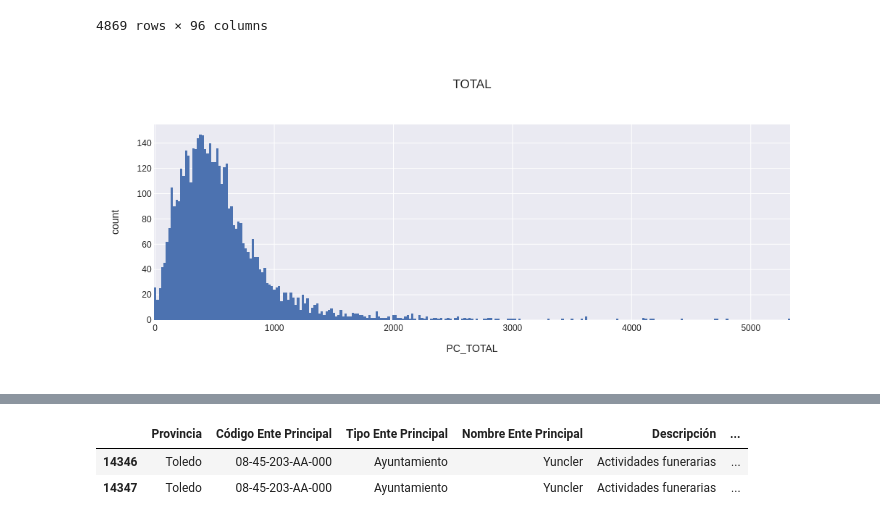
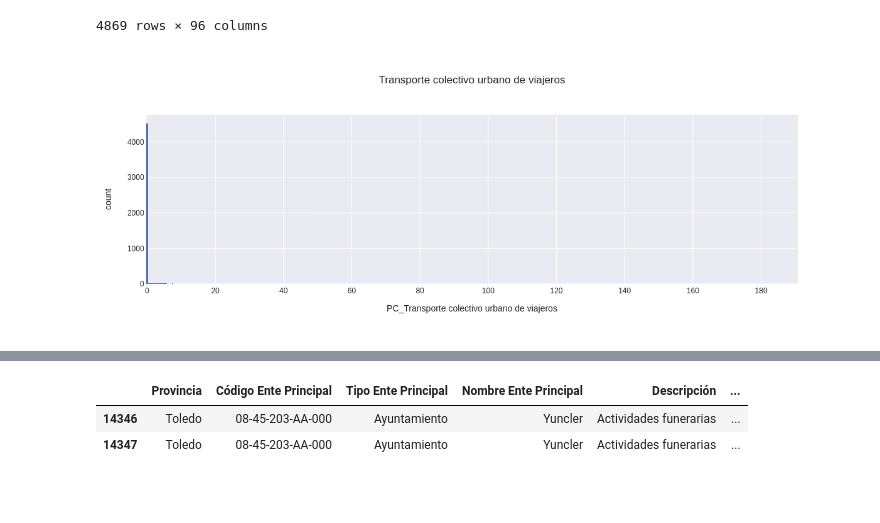
Before and after one commit to carpiero/Final_project, a Jupyter notebook: notebooks/Notebook_003.ipynb, the cells around one changed output, grey strips where cells are left out. Saved outputs shown, nothing was run; the diff lists cells and outputs as text; code cells hidden in the pictures; blank space fills up the shorter version.

```diff
--- a/notebooks/Notebook_003.ipynb
+++ b/notebooks/Notebook_003.ipynb
@@ -42,12 +42,12 @@ df_final_pob
 | 5148 | Comunitat Valenciana | Valencia / València | Ayuntamiento | Benicull de Xúquer | 17-46-904-AA-000 | ... |
 4869 rows × 96 columns
 # %%
-OB=df_final_pob.columns[50]
+OB=df_final_pob.columns[44]
 
 fig=px.histogram(df_final_pob, x=f'PC_{OB}',nbins=400,template='seaborn',title=f'{OB}',barmode='group')
 fig.show()
 # %% [output]
-[figure, old version]
+[figure, new version]
 # %%
 pd.set_option('display.max_rows', None)
 pd.set_option('display.max_columns', 0)
```
Also changed, not shown: parts of 11 cells of this notebook, 3 other files.
